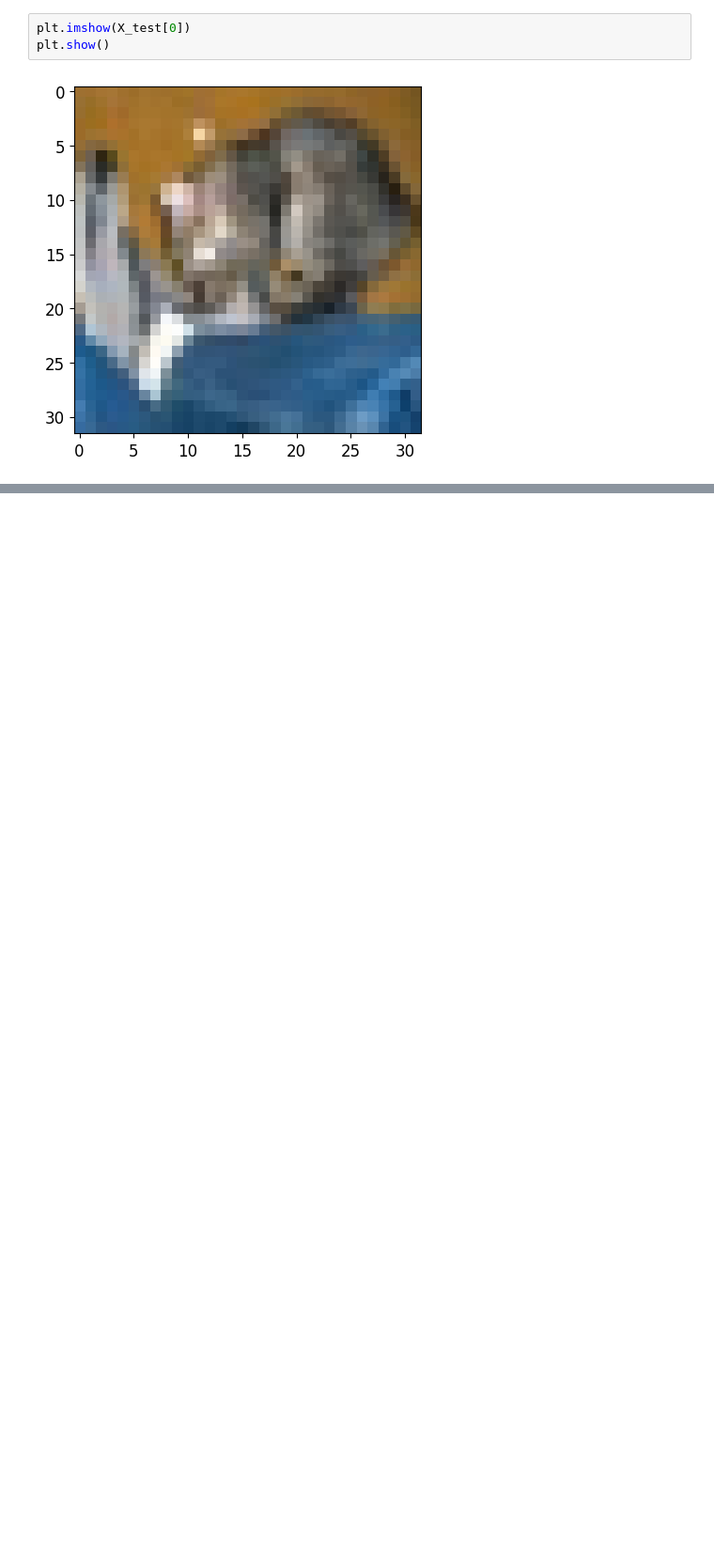
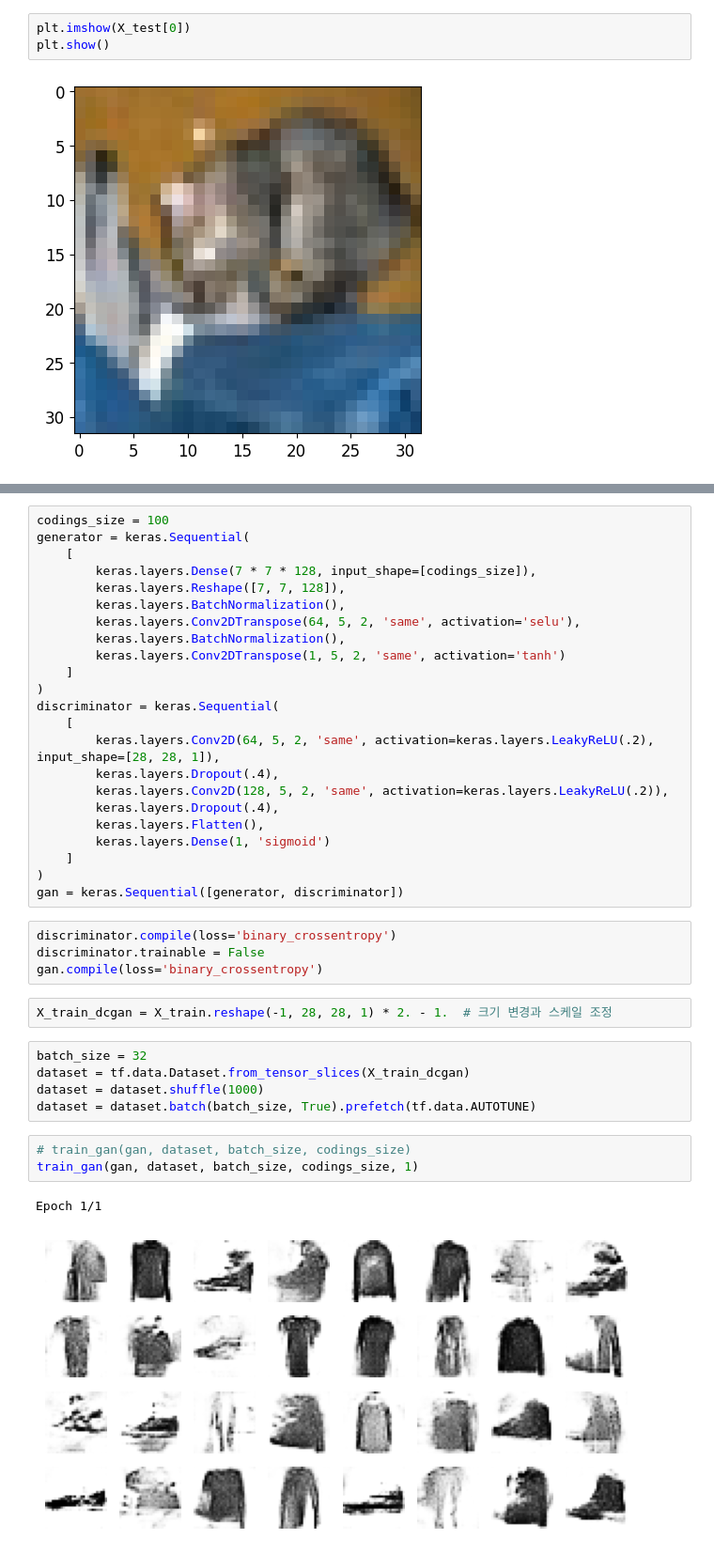
Before and after one commit to r0cd7b/autoencoders_and_gans, a Jupyter notebook: autoencoders_and_gans.ipynb, the cells around one changed output, grey strips where cells are left out. Shown at 94% size. Saved outputs shown, nothing was run; the diff lists cells and outputs as text; blank space fills up the shorter version.

```diff
--- a/autoencoders_and_gans.ipynb
+++ b/autoencoders_and_gans.ipynb
@@ -1113,0 +1175,40 @@ Epoch 28/100
+# %%
+codings_size = 100
+generator = keras.Sequential(
+    [
+        keras.layers.Dense(7 * 7 * 128, input_shape=[codings_size]),
+        keras.layers.Reshape([7, 7, 128]),
+        keras.layers.BatchNormalization(),
+        keras.layers.Conv2DTranspose(64, 5, 2, 'same', activation='selu'),
+        keras.layers.BatchNormalization(),
+        keras.layers.Conv2DTranspose(1, 5, 2, 'same', activation='tanh')
+    ]
+)
+discriminator = keras.Sequential(
+    [
+        keras.layers.Conv2D(64, 5, 2, 'same', activation=keras.layers.LeakyReLU(.2), input_shape=[28, 28, 1]),
+        keras.layers.Dropout(.4),
+        keras.layers.Conv2D(128, 5, 2, 'same', activation=keras.layers.LeakyReLU(.2)),
+        keras.layers.Dropout(.4),
+        keras.layers.Flatten(),
+        keras.layers.Dense(1, 'sigmoid')
+    ]
+)
+gan = keras.Sequential([generator, discriminator])
+# %%
+discriminator.compile(loss='binary_crossentropy')
+discriminator.trainable = False
+gan.compile(loss='binary_crossentropy')
+# %%
+X_train_dcgan = X_train.reshape(-1, 28, 28, 1) * 2. - 1.  # 크기 변경과 스케일 조정
+# %%
+batch_size = 32
+dataset = tf.data.Dataset.from_tensor_slices(X_train_dcgan)
+dataset = dataset.shuffle(1000)
+dataset = dataset.batch(batch_size, True).prefetch(tf.data.AUTOTUNE)
+# %%
+# train_gan(gan, dataset, batch_size, codings_size)
+train_gan(gan, dataset, batch_size, codings_size, 1)
+# %% [output]
+Epoch 1/1
+[figure, added]
```
Also changed, not shown: parts of 60 cells of this notebook, 9 other files.
